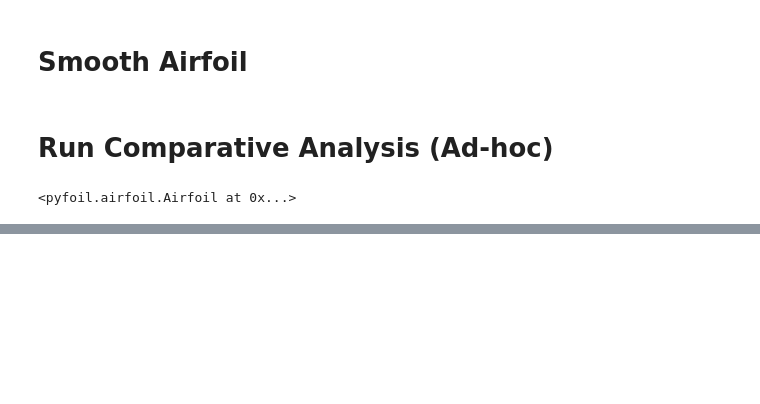
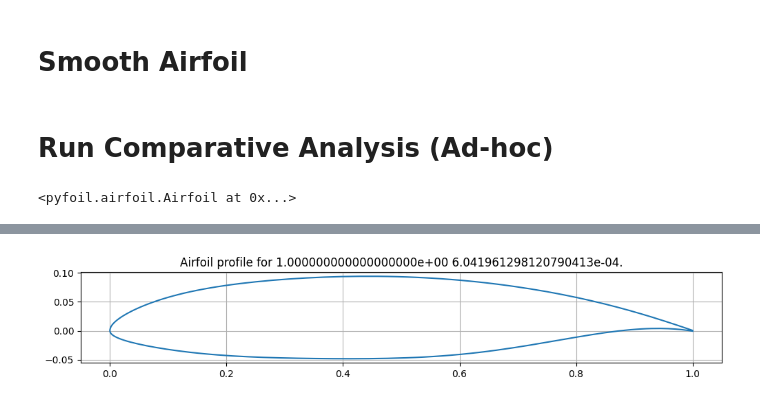
Before and after one commit to Vincent-PhD/SailplaneEngine, a Jupyter notebook: AnalyseOptimisation.ipynb, the cells around one changed output, grey strips where cells are left out. Drawn from its saved outputs; the diff is of its cells as text; code cells hidden in the pictures; blank space fills up the shorter version.

Commit message:
stash results

```diff
--- a/AnalyseOptimisation.ipynb
+++ b/AnalyseOptimisation.ipynb
@@ -324,0 +325,12 @@ plt.show()
+# %%
+# Creates Xfoil object from reading dat file.
+xfoil = Xfoil('Station_2_Smooth')
+xfoil.points_from_dat('/home/megi/Station_2_Smooth.dat')
+xfoil.set_ppar(180)
+# %%
+# Runs xfoil for the following parameters
+al = [-2.0]
+mach = 0.1
+re = 100000.0
+for ali in al:
+    rescase = xfoil.run_result(ali, mach=mach, re=re)
@@ -324,0 +356,5 @@ plt.show()
+# %%
+# Plots xfoil airfoil profile
+ax1 = xfoil.plot_profile(ls='-')
+# %% [output]
+[figure, added]
```
Also changed, not shown: parts of 12 cells of this notebook, 20 other files.
